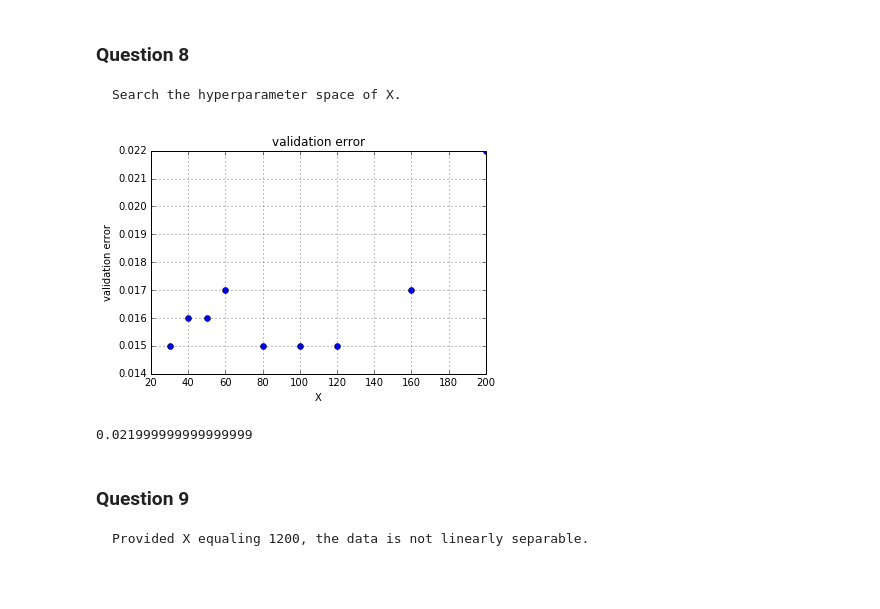
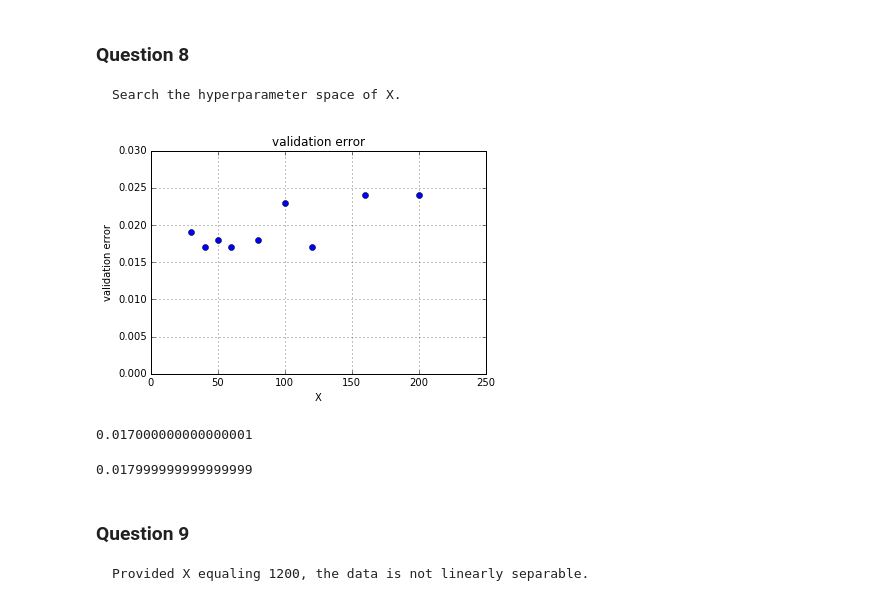
Before and after one commit to GaiYu0/ml_assignments, a Jupyter notebook: assignment1/assignment1.ipynb, the cells around one changed output. Drawn from its saved outputs; the diff is of its cells as text; code cells hidden in the pictures.

```diff
--- a/assignment1/assignment1.ipynb
+++ b/assignment1/assignment1.ipynb
@@ -133,7 +163,7 @@ pl.grid()
 ### Question 7
     Control the maximum number of iterations and observe its influence.
 # %%
-W = np.random.normal(0, 1, (D, 1))
+W = np.zeros((D, 1))
 N_TRAINING_SAMPLES = 4000
 MAXIMUM_n_iterations = 20
 W, n_errors, n_iterations = perceptron_train(
@@ -176,27 +199,34 @@ validation_error_table = {}
 optimal_validation_error = 1
 for X in (30, 40, 50, 60, 80, 100, 120, 160, 200):
     training_X, training_Y, validation_X, validation_Y, test_X, test_Y, vocabulary = format_dataset(X)
-    W = np.random.normal(0, 1, (len(vocabulary), 1))
+    W = np.zeros((len(vocabulary), 1))
     W, n_errors, n_updates = perceptron_train(W, training_X, training_Y, logging_interval=None)
     validation_error = perceptron_error(W, validation_X, validation_Y)
     validation_error_table[X] = validation_error
     if validation_error < optimal_validation_error:
         optimal_validation_error = validation_error
         optimal_W = W
+        optimal_test_X, optimal_test_Y = test_X, test_Y
 # %%
 # plot validation error
 pl.plot(list(validation_error_table.keys()), list(validation_error_table.values()), 'bo')
 pl.xlabel('X')
 pl.ylabel('validation error')
 pl.title('validation error')
+pl.xlim(0, 250)
+pl.ylim(0, 0.03)
 pl.grid()
 # %% [output]
-[figure, old version]
+[figure, new version]
+# %%
+optimal_validation_error
+# %% [output]
+0.017000000000000001
 # %%
 # test optimal perceptron
-perceptron_error(W, test_X, test_Y)
+perceptron_error(optimal_W, optimal_test_X, optimal_test_Y)
 # %% [output]
-0.021999999999999999
+0.017999999999999999
 # %% [markdown]
 ### Question 9
     Provided X equaling 1200, the data is not linearly separable.
```
Also changed, not shown: parts of 13 cells of this notebook.
